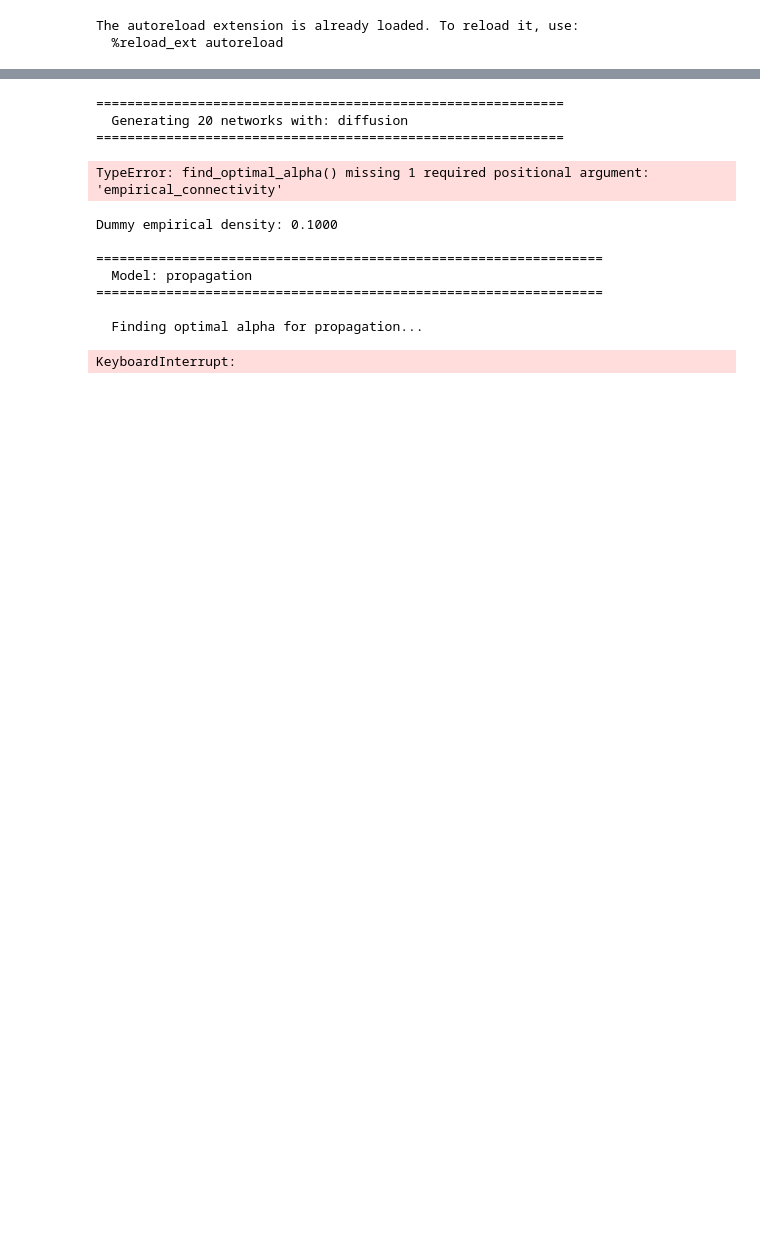
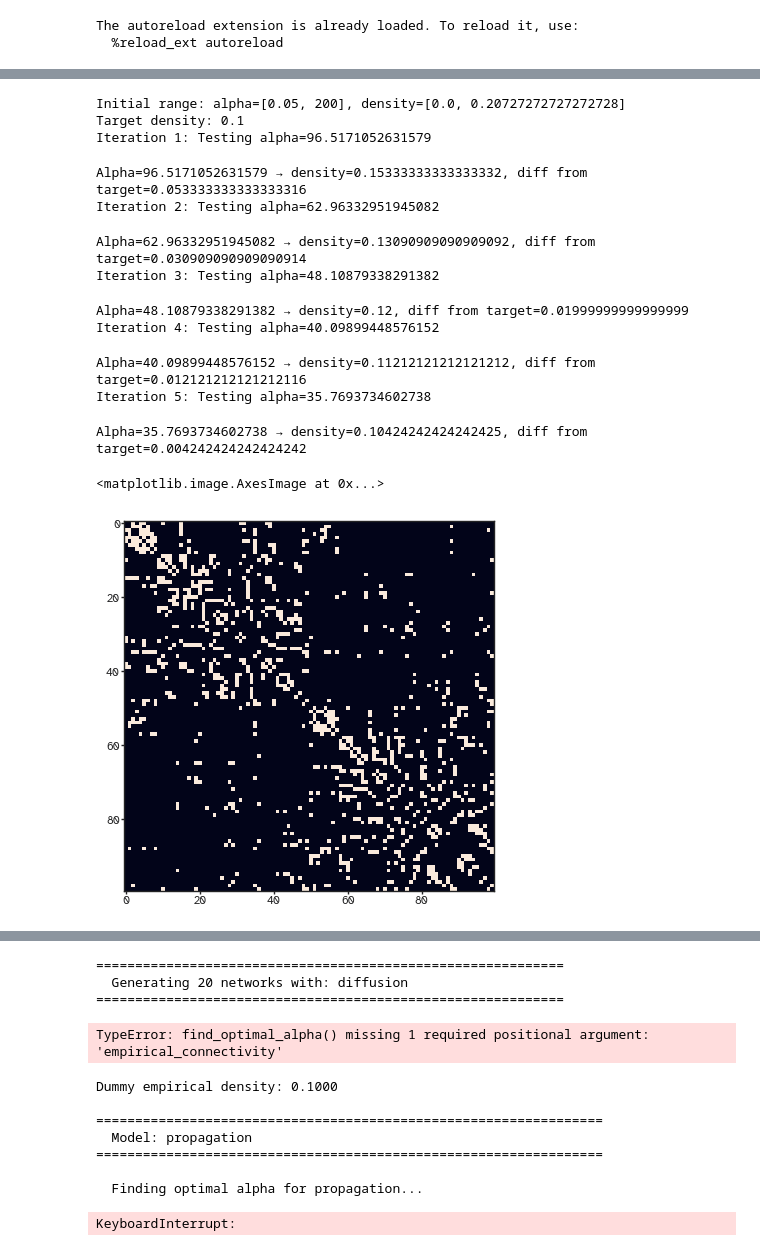
Before and after one commit to ad045/simba, a Jupyter notebook: src/preprocessing/07_generate_networks.ipynb, the cells around one changed output, grey strips where cells are left out. Saved outputs shown, nothing was run; the diff lists cells and outputs as text; code cells hidden in the pictures; blank space fills up the shorter version.

```diff
--- a/src/preprocessing/07_generate_networks.ipynb
+++ b/src/preprocessing/07_generate_networks.ipynb
@@ -77,0 +91,28 @@ Alpha=9.037438440433274 → density=0.10888888888888888, diff from target=0.0088
+# %%
+result_res=gen.find_optimal_alpha(
+    distance_matrix=distance_matrix,
+    empirical_connectivity=connectivity[0,:,:],
+    distance_fn="resistance",
+    n_iterations=n_iterations,
+    alpha_range=(0.05, 200),
+    max_search_iterations=10,
+    seed=2,
+    batch_size=batch_size_vec,
+)
+
+plt.imshow(result_res["evolution"][:,:,-1])
+# %% [output]
+Initial range: alpha=[0.05, 200], density=[0.0, 0.20727272727272728]
+Target density: 0.1
+Iteration 1: Testing alpha=96.5171052631579
+Alpha=96.5171052631579 → density=0.15333333333333332, diff from target=0.053333333333333316
+Iteration 2: Testing alpha=62.96332951945082
+Alpha=62.96332951945082 → density=0.13090909090909092, diff from target=0.030909090909090914
+Iteration 3: Testing alpha=48.10879338291382
+Alpha=48.10879338291382 → density=0.12, diff from target=0.01999999999999999
+Iteration 4: Testing alpha=40.09899448576152
+Alpha=40.09899448576152 → density=0.11212121212121212, diff from target=0.012121212121212116
+Iteration 5: Testing alpha=35.7693734602738
+Alpha=35.7693734602738 → density=0.10424242424242425, diff from target=0.004242424242424242
+<matplotlib.image.AxesImage at 0x...>
+[figure, added]
```
Also changed, not shown: parts of 27 cells of this notebook, 6 other files.
